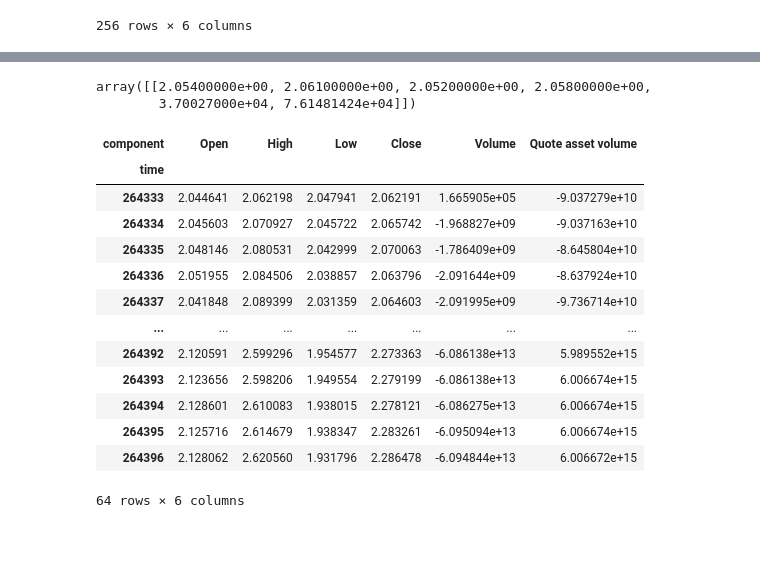
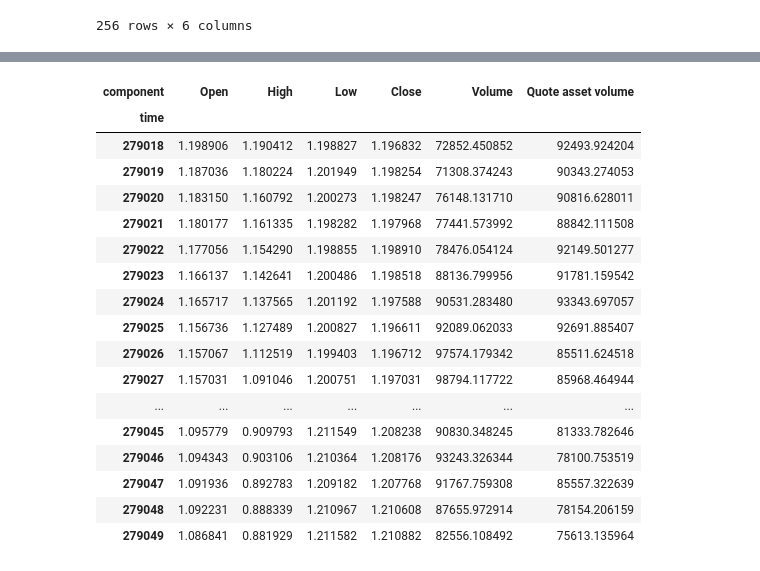
Before and after one commit to Klok-e/python-price-predict-experiment, a Jupyter notebook: price prediction_v3.ipynb, the cells around one changed output, grey strips where cells are left out. Drawn from its saved outputs; the diff is of its cells as text; code cells hidden in the pictures; blank space fills up the shorter version.

```diff
--- a/price prediction_v3.ipynb
+++ b/price prediction_v3.ipynb
@@ -177,39 +193,38 @@ pred["Close"].plot(label="prediction")
 # %%
 def inverse_diff(original_start, x):
     x = x.to_numpy()
     reversed_array = np.zeros_like(x)
     reversed_array[0] = original_start + x[0]
     for i in range(1, x.shape[0]):
         reversed_array[i] = reversed_array[i - 1] + x[i]
     return reversed_array
 
 
+original_start = dataset.iloc[predict_X[-1].time_index].to_numpy()
+
 inverted_pred = pipeline.inverse_transform(pred)
-
 inverted_pred = inverted_pred.mean().pd_dataframe()
-original_start = dataset.iloc[predict_X[-1].time_index].to_numpy()
-original_start
+inverted_pred[:] = inverse_diff(original_start, inverted_pred)
+inverted_pred
 # %% [output]
-array([[2.05400000e+00, 2.06100000e+00, 2.05200000e+00, 2.05800000e+00,
-        3.70027000e+04, 7.61481424e+04]])
+| component | Open | High | Low | Close | Volume | Quote asset volume |
+| time |  |  |  |  |  |  |
+| 279018 | 1.198906 | 1.190412 | 1.198827 | 1.196832 | 72852.450852 | 92493.924204 |
+| 279019 | 1.187036 | 1.180224 | 1.201949 | 1.198254 | 71308.374243 | 90343.274053 |
+| 279020 | 1.183150 | 1.160792 | 1.200273 | 1.198247 | 76148.131710 | 90816.628011 |
+| 279021 | 1.180177 | 1.161335 | 1.198282 | 1.197968 | 77441.573992 | 88842.111508 |
+| 279022 | 1.177056 | 1.154290 | 1.198855 | 1.198910 | 78476.054124 | 92149.501277 |
+| 279023 | 1.166137 | 1.142641 | 1.200486 | 1.198518 | 88136.799956 | 91781.159542 |
+| 279024 | 1.165717 | 1.137565 | 1.201192 | 1.197588 | 90531.283480 | 93343.697057 |
+| 279025 | 1.156736 | 1.127489 | 1.200827 | 1.196611 | 92089.062033 | 92691.885407 |
+| 279026 | 1.157067 | 1.112519 | 1.199403 | 1.196712 | 97574.179342 | 85511.624518 |
+| 279027 | 1.157031 | 1.091046 | 1.200751 | 1.197031 | 98794.117722 | 85968.464944 |
+| ... | ... | ... | ... | ... | ... | ... |
+| 279045 | 1.095779 | 0.909793 | 1.211549 | 1.208238 | 90830.348245 | 81333.782646 |
+| 279046 | 1.094343 | 0.903106 | 1.210364 | 1.208176 | 93243.326344 | 78100.753519 |
+| 279047 | 1.091936 | 0.892783 | 1.209182 | 1.207768 | 91767.759308 | 85557.322639 |
+| 279048 | 1.092231 | 0.888339 | 1.210967 | 1.210608 | 87655.972914 | 78154.206159 |
+| 279049 | 1.086841 | 0.881929 | 1.211582 | 1.210882 | 82556.108492 | 75613.135964 |
-# %%
-inverted_pred[:] = inverse_diff(original_start, inverted_pred)
-inverted_pred
-# %% [output]
-| component | Open | High | Low | Close | Volume | Quote asset volume |
-| time |  |  |  |  |  |  |
-| 264333 | 2.044641 | 2.062198 | 2.047941 | 2.062191 | 1.665905e+05 | -9.037279e+10 |
-| 264334 | 2.045603 | 2.070927 | 2.045722 | 2.065742 | -1.968827e+09 | -9.037163e+10 |
-| 264335 | 2.048146 | 2.080531 | 2.042999 | 2.070063 | -1.786409e+09 | -8.645804e+10 |
-| 264336 | 2.051955 | 2.084506 | 2.038857 | 2.063796 | -2.091644e+09 | -8.637924e+10 |
-| 264337 | 2.041848 | 2.089399 | 2.031359 | 2.064603 | -2.091995e+09 | -9.736714e+10 |
-| ... | ... | ... | ... | ... | ... | ... |
-| 264392 | 2.120591 | 2.599296 | 1.954577 | 2.273363 | -6.086138e+13 | 5.989552e+15 |
-| 264393 | 2.123656 | 2.598206 | 1.949554 | 2.279199 | -6.086138e+13 | 6.006674e+15 |
-| 264394 | 2.128601 | 2.610083 | 1.938015 | 2.278121 | -6.086275e+13 | 6.006674e+15 |
-| 264395 | 2.125716 | 2.614679 | 1.938347 | 2.283261 | -6.095094e+13 | 6.006674e+15 |
-| 264396 | 2.128062 | 2.620560 | 1.931796 | 2.286478 | -6.094844e+13 | 6.006672e+15 |
-64 rows × 6 columns
 # %%
 inverted_target = pipeline.inverse_transform(target_val).pd_dataframe()
 inverted_target[:] = inverse_diff(original_start, inverted_target)
```
Also changed, not shown: parts of 6 cells of this notebook, 1 other file.
